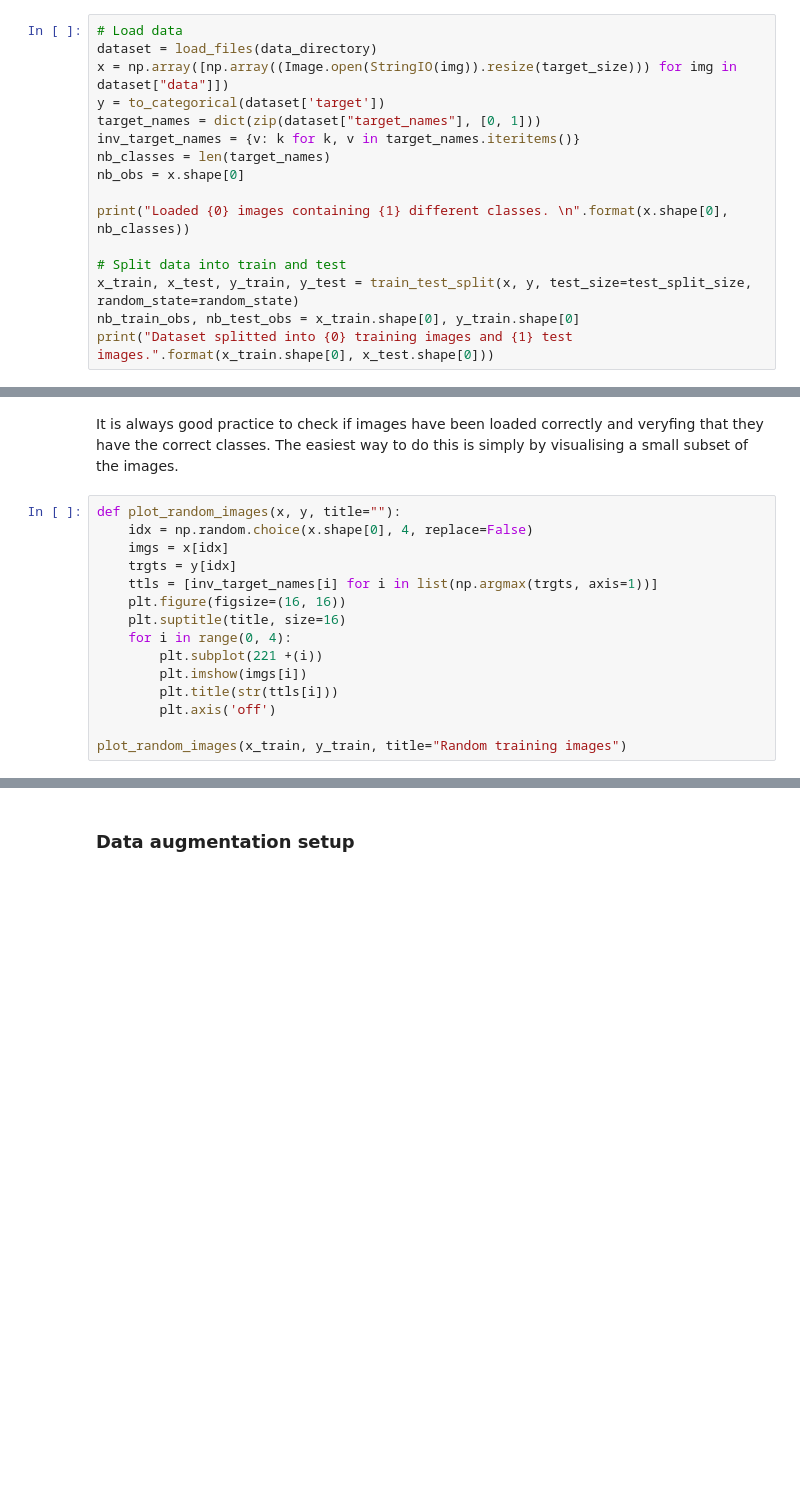
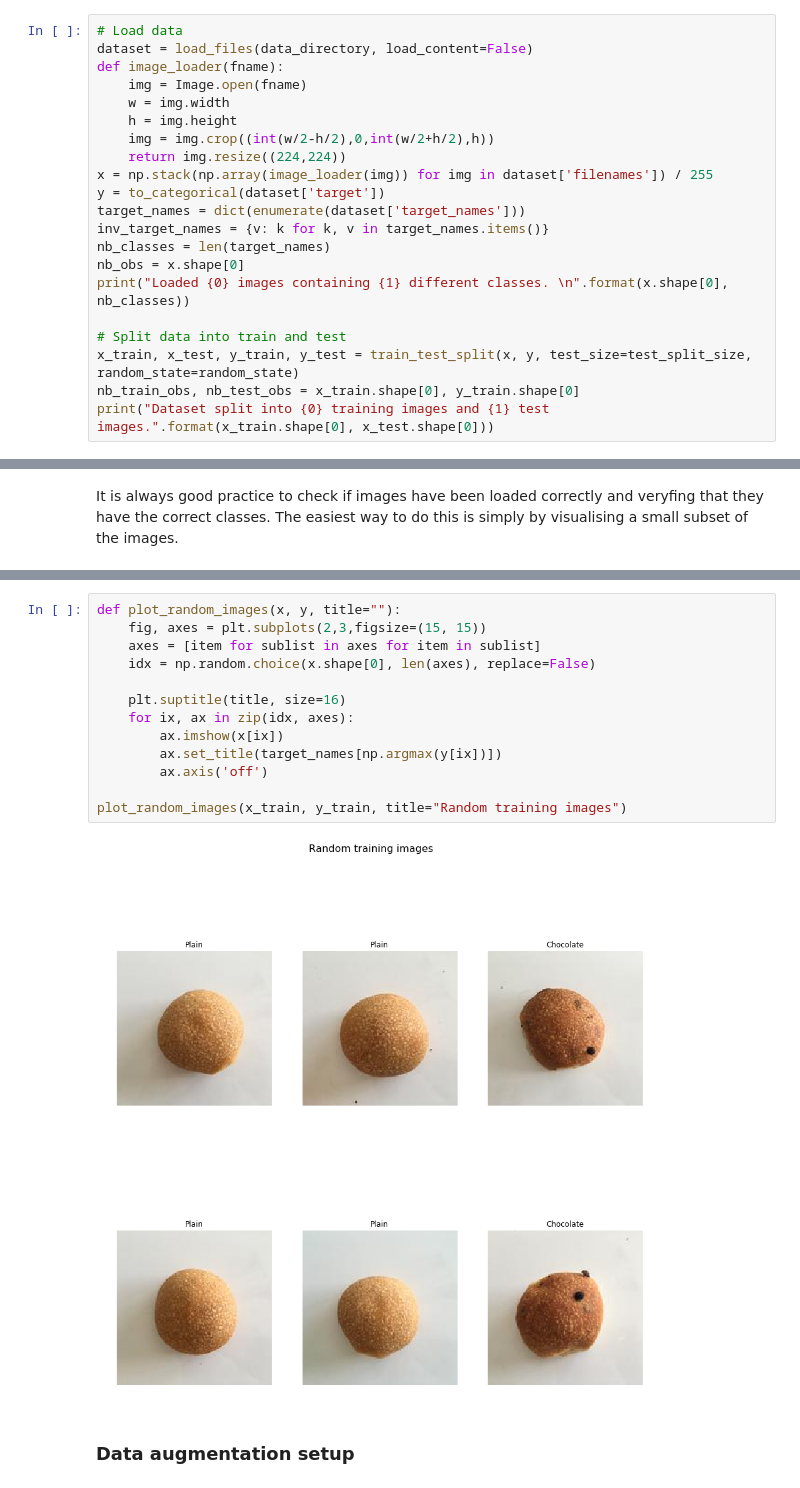
Before and after one commit to Sensomind/DeepLearningMeetup, a Jupyter notebook: Sensomind@Space.10.ipynb, the cells around one changed output, grey strips where cells are left out. Cells and saved outputs as stored; diff of their text form; blank space fills up the shorter version.

```diff
--- a/Sensomind@Space.10.ipynb
+++ b/Sensomind@Space.10.ipynb
@@ -56,20 +62,25 @@ model_directory = "models/mobilenet_1_0_224_tf_no_top.h5"
 Since we have a very small dataset for this demo, we can easily handle everything in memory. So we load all the images and targets into numpy arrays in the following. We also split the dataset into a training and test set.
 # %%
 # Load data
-dataset = load_files(data_directory)
-x = np.array([np.array((Image.open(StringIO(img)).resize(target_size))) for img in dataset["data"]])
+dataset = load_files(data_directory, load_content=False)
+def image_loader(fname):
+    img = Image.open(fname)
+    w = img.width
+    h = img.height
+    img = img.crop((int(w/2-h/2),0,int(w/2+h/2),h))
+    return img.resize((224,224))
+x = np.stack(np.array(image_loader(img)) for img in dataset['filenames']) / 255
 y = to_categorical(dataset['target'])
-target_names = dict(zip(dataset["target_names"], [0, 1]))
-inv_target_names = {v: k for k, v in target_names.iteritems()}
+target_names = dict(enumerate(dataset['target_names']))
+inv_target_names = {v: k for k, v in target_names.items()}
 nb_classes = len(target_names)
 nb_obs = x.shape[0]
-
 print("Loaded {0} images containing {1} different classes. \n".format(x.shape[0], nb_classes))
 
 # Split data into train and test
 x_train, x_test, y_train, y_test = train_test_split(x, y, test_size=test_split_size, random_state=random_state)
 nb_train_obs, nb_test_obs = x_train.shape[0], y_train.shape[0]
-print("Dataset splitted into {0} training images and {1} test images.".format(x_train.shape[0], x_test.shape[0]))
+print("Dataset split into {0} training images and {1} test images.".format(x_train.shape[0], x_test.shape[0]))
 # %% [output]
 Loaded 96 images containing 2 different classes.
 
@@ -83,17 +94,2 @@ print(target_names)
 # %% [markdown]
 It is always good practice to check if images have been loaded correctly and veryfing that they have the correct classes. The easiest way to do this is simply by visualising a small subset of the images.
-# %%
-def plot_random_images(x, y, title=""):
-    idx = np.random.choice(x.shape[0], 4, replace=False)
-    imgs = x[idx]
-    trgts = y[idx]
-    ttls = [inv_target_names[i] for i in list(np.argmax(trgts, axis=1))]
-    plt.figure(figsize=(16, 16))
-    plt.suptitle(title, size=16)
-    for i in range(0, 4):
-        plt.subplot(221 +(i))
-        plt.imshow(imgs[i])
-        plt.title(str(ttls[i]))
-        plt.axis('off')
-
-plot_random_images(x_train, y_train, title="Random training images")
@@ -102,3 +96,18 @@ plot_random_images(x_train, y_train, title="Random training images")
+# %%
+def plot_random_images(x, y, title=""):
+    fig, axes = plt.subplots(2,3,figsize=(15, 15))
+    axes = [item for sublist in axes for item in sublist]
+    idx = np.random.choice(x.shape[0], len(axes), replace=False)
+
+    plt.suptitle(title, size=16)
+    for ix, ax in zip(idx, axes):
+        ax.imshow(x[ix])
+        ax.set_title(target_names[np.argmax(y[ix])])
+        ax.axis('off')
+
+plot_random_images(x_train, y_train, title="Random training images")
+# %% [output]
+[figure, added]
 # %% [markdown]
 ###  Data augmentation setup
 # %% [markdown]
```
Also changed, not shown: parts of 26 cells of this notebook, 3 other files.
